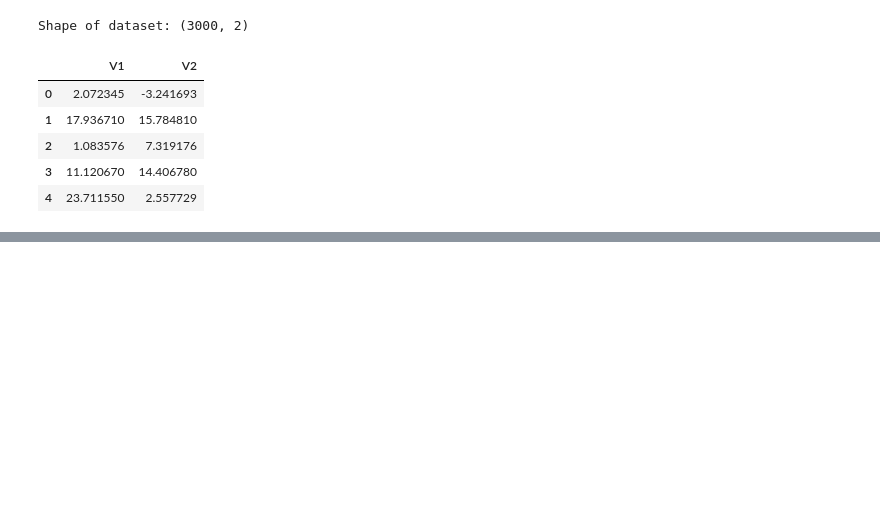
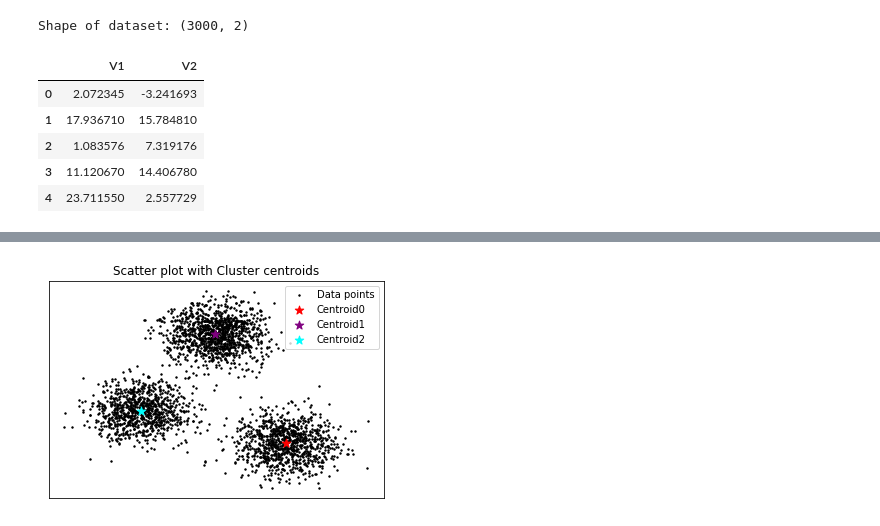
Before and after one commit to viplix3/Essential-ML, a Jupyter notebook: K-Means/K-Means.ipynb, the cells around one changed output, grey strips where cells are left out. Saved outputs shown, nothing was run; the diff lists cells and outputs as text; code cells hidden in the pictures; blank space fills up the shorter version.

```diff
--- a/K-Means/K-Means.ipynb
+++ b/K-Means/K-Means.ipynb
@@ -66,0 +113,14 @@ def optimizer():
+# %%
+color = ['red', 'purple', 'cyan','green', 'magenta']
+plt.scatter(X[:, 0], X[:, 1], color='black', s=2)
+legend = ['Data points']
+for i in range(K):
+    plt.scatter(C[i][0], C[i][1], marker='*', color=color[i], s=80)
+    legend.append('Centroid'+str(i))
+plt.xticks([], [])
+plt.yticks([], [])
+plt.title('Scatter plot with Cluster centroids')
+plt.legend(legend)
+plt.show()
+# %% [output]
+[figure, added]
```
Also changed, not shown: parts of 10 cells of this notebook, 1 other file.
